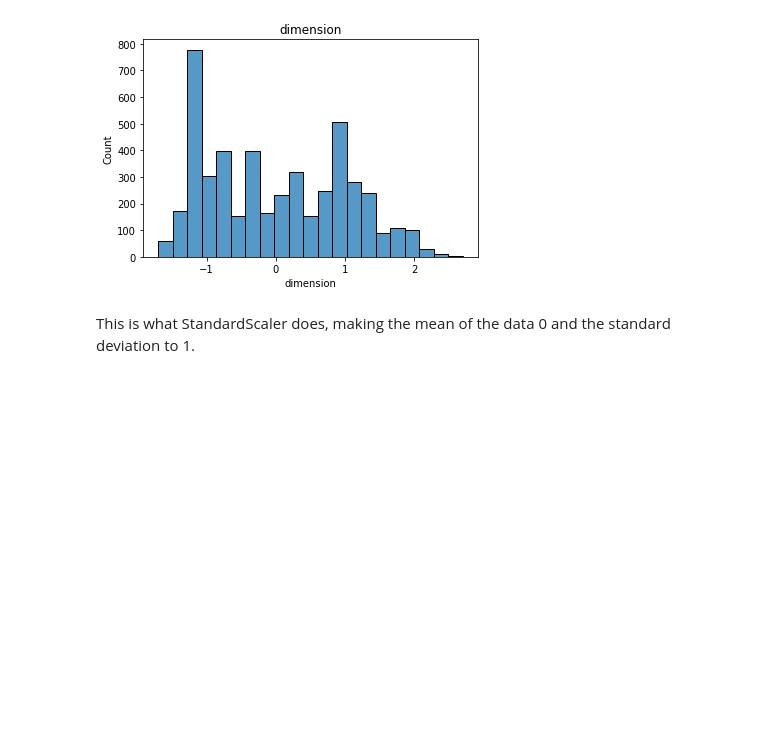
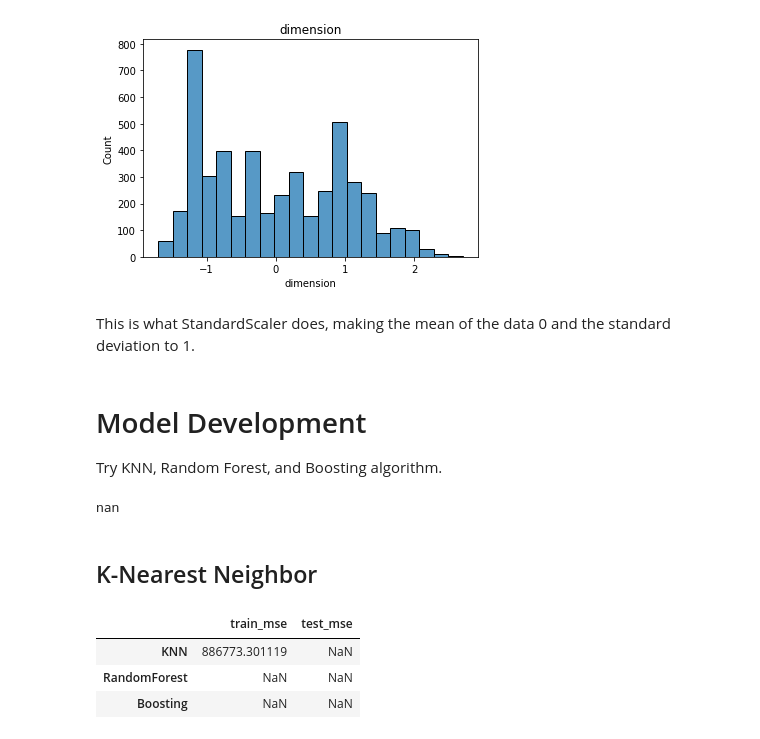
Before and after one commit to marcellinus-witarsah/predictive-analytics-diamonds-dataset, a Jupyter notebook: predictive_analytics_diamonds_dataset.ipynb, the cells around one changed output. Cells and saved outputs as stored; diff of their text form; code cells hidden in the pictures; blank space fills up the shorter version.

Commit message:
model development knn and random forest

```diff
--- a/predictive_analytics_diamonds_dataset.ipynb
+++ b/predictive_analytics_diamonds_dataset.ipynb
@@ -433,3 +433,29 @@ plt.show()
 [figure]
 # %% [markdown]
 This is what StandardScaler does, making the mean of the data 0 and the standard deviation to 1.
+# %% [markdown]
+# Model Development
+Try KNN, Random Forest, and Boosting algorithm.
+# %%
+# Prepare dataframe to contain scores of each algorithm
+models_df = pd.DataFrame(index=['KNN', 'RandomForest', 'Boosting'],
+                         columns=['train_mse', 'test_mse'])
+models_df.loc['KNN', 'train_mse']
+# %% [output]
+nan
+# %% [markdown]
+## K-Nearest Neighbor
+# %%
+from sklearn.neighbors import KNeighborsRegressor
+from sklearn.metrics import mean_squared_error
+
+knn = KNeighborsRegressor(n_neighbors=11)
+knn.fit(X_train, y_train)
+
+models_df.loc['KNN','train_mse'] = mean_squared_error(y_pred = knn.predict(X_train), y_true=y_train)
+models_df
+# %% [output]
+|  | train_mse | test_mse |
+| KNN | 886773.301119 | NaN |
+| RandomForest | NaN | NaN |
+| Boosting | NaN | NaN |
```
Also changed, not shown: parts of 3 cells of this notebook.
